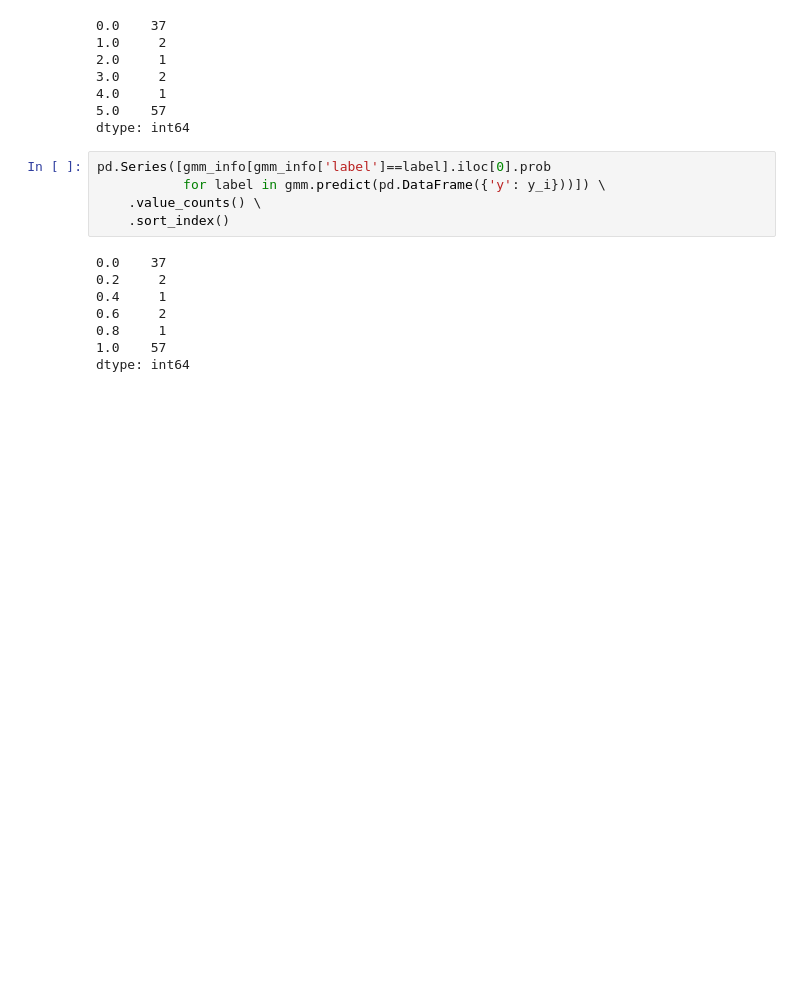
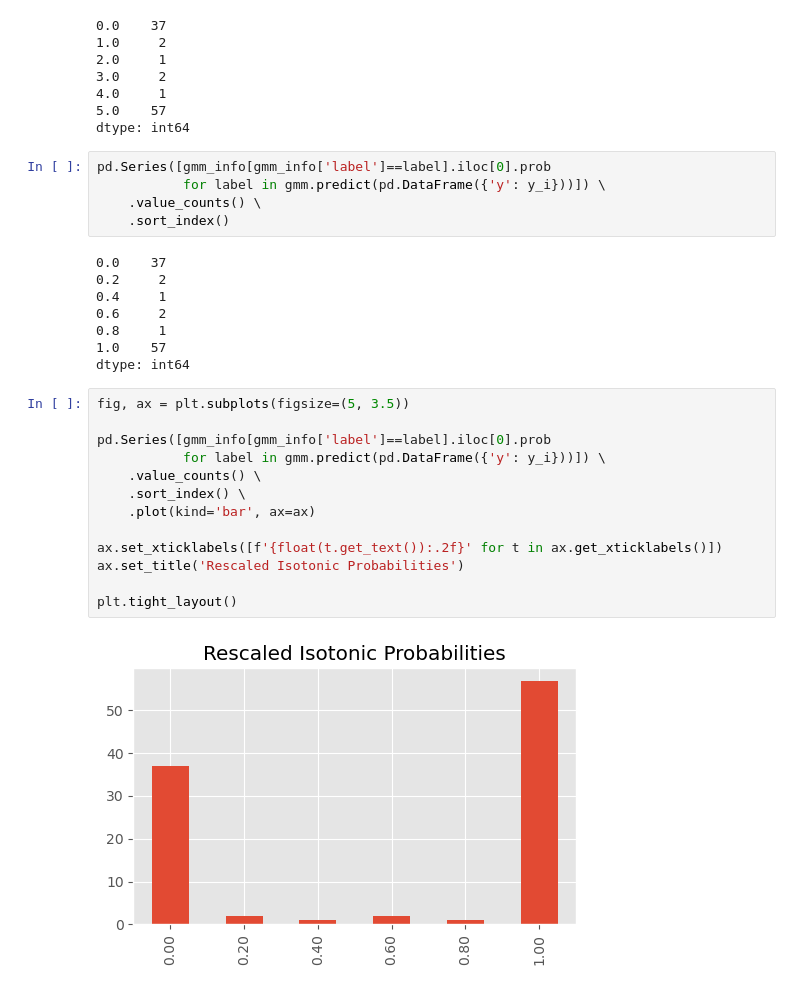
Before and after one commit to oneoffcoder/books, a Jupyter notebook: sphinx/datascience/source/calibration.ipynb, the cells around one changed output. Drawn from its saved outputs; the diff is of its cells as text; blank space fills up the shorter version.

```diff
--- a/sphinx/datascience/source/calibration.ipynb
+++ b/sphinx/datascience/source/calibration.ipynb
@@ -273,3 +277,18 @@ pd.Series([gmm_info[gmm_info['label']==label].iloc[0].prob
 0.8     1
 1.0    57
 dtype: int64
+# %%
+fig, ax = plt.subplots(figsize=(5, 3.5))
+
+pd.Series([gmm_info[gmm_info['label']==label].iloc[0].prob
+           for label in gmm.predict(pd.DataFrame({'y': y_i}))]) \
+    .value_counts() \
+    .sort_index() \
+    .plot(kind='bar', ax=ax)
+
+ax.set_xticklabels([f'{float(t.get_text()):.2f}' for t in ax.get_xticklabels()])
+ax.set_title('Rescaled Isotonic Probabilities')
+
+plt.tight_layout()
+# %% [output]
+[figure, added]
```
Also changed, not shown: parts of 7 cells of this notebook.
